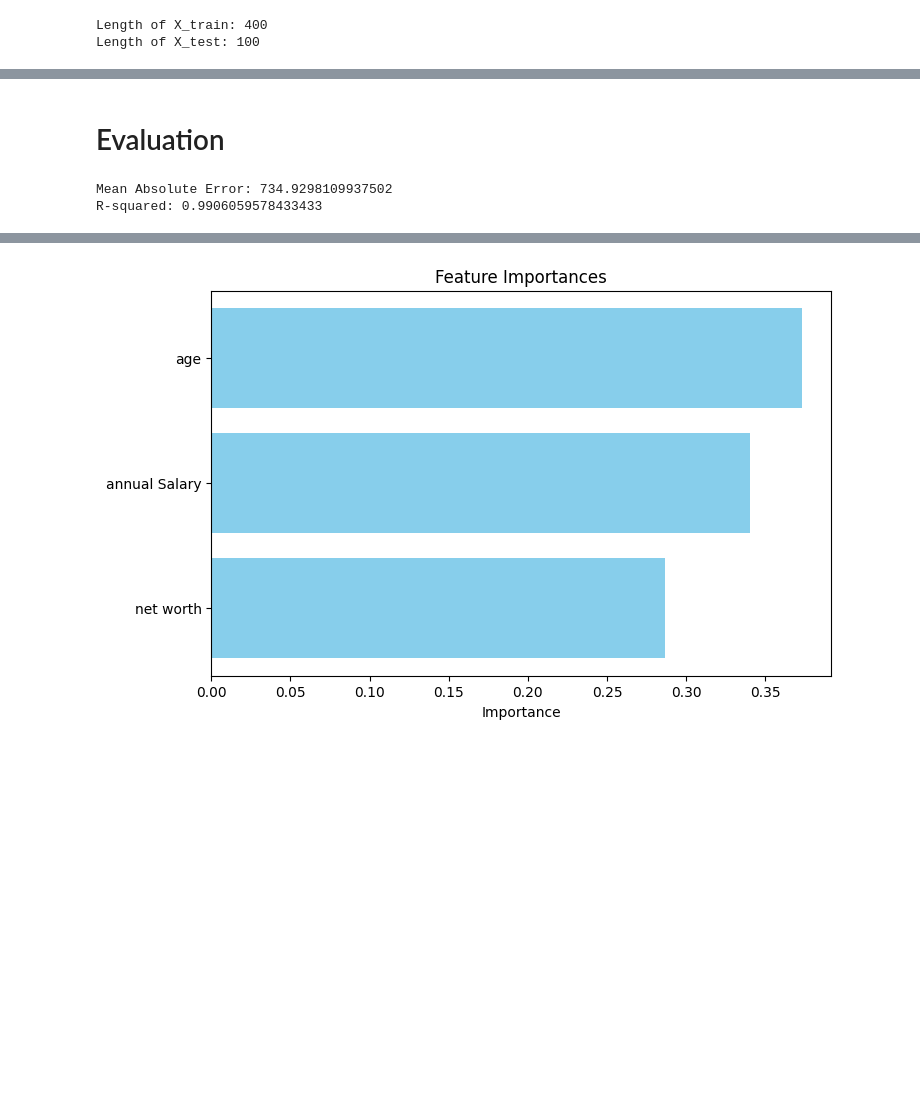
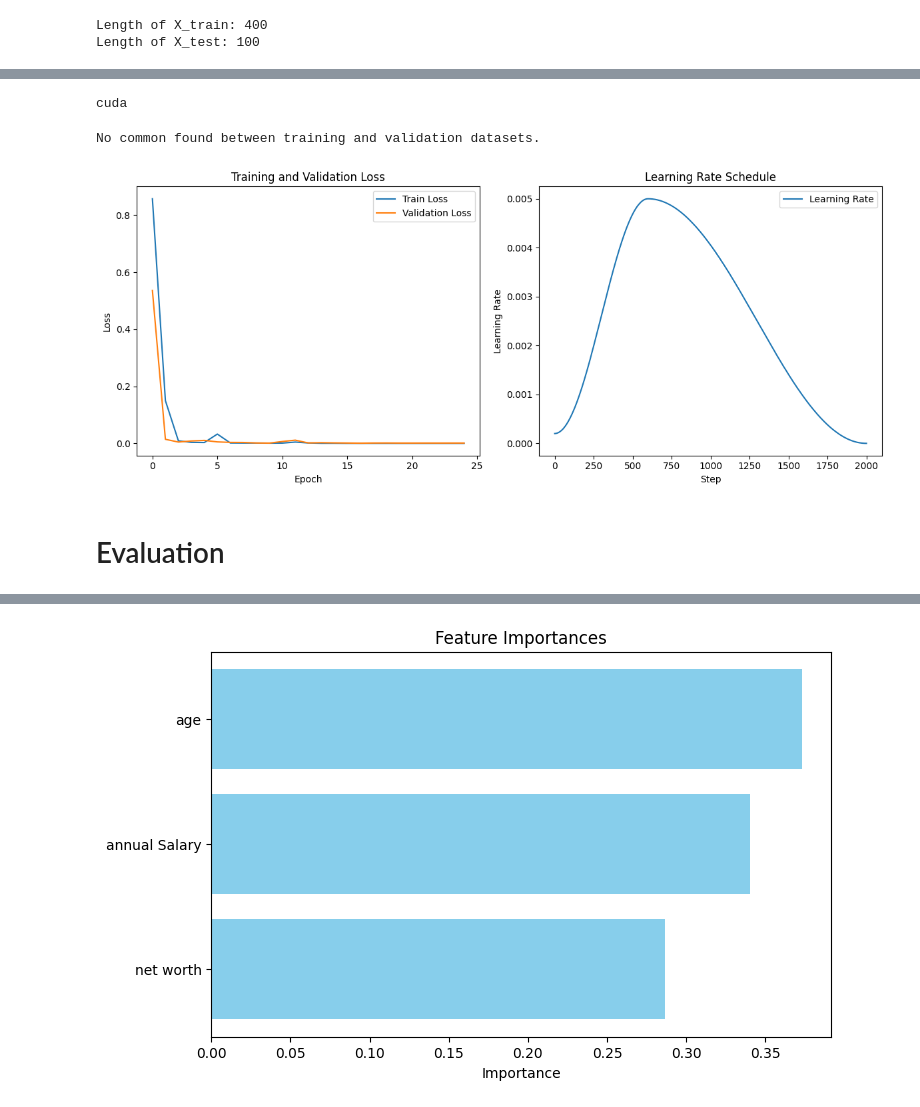
Before and after one commit to NitayGitHub/Sales-Prediction, a Jupyter notebook: Sales Prediction.ipynb, the cells around one changed output, grey strips where cells are left out. Cells and saved outputs as stored; diff of their text form; code cells hidden in the pictures; blank space fills up the shorter version.

```diff
--- a/Sales Prediction.ipynb
+++ b/Sales Prediction.ipynb
@@ -121,0 +143,6 @@ Best parameters found: {'subsample': 0.6, 'n_estimators': 500, 'min_child_weight
+# %%
+device = torch.device("cuda" if torch.cuda.is_available() else "cpu")
+workers = os.cpu_count()
+print(device)
+# %% [output]
+cuda
@@ -121,0 +188,25 @@ Best parameters found: {'subsample': 0.6, 'n_estimators': 500, 'min_child_weight
+# %%
+train_dataset = DNNDataset(X_train, y_train, scale_columns=True)
+validation_dataset = DNNDataset(X_test, y_test, scale_columns=True)
+# %%
+# Define batch size
+batch_size = 5
+
+val_loader = DataLoader(validation_dataset, batch_size=batch_size, num_workers=workers, pin_memory=True)
+# %%
+# Get the image paths from both datasets
+train_inputs = set(train_dataset.inputs)
+val_inputs = set(validation_dataset.inputs)
+
+# Check for any common paths
+common_data = train_inputs.intersection(val_inputs)
+
+# Print out the results
+if common_data:
+    print(f"Found {len(common_data)} common data between training and validation datasets:")
+    for data in common_data:
+        print(data)
+else:
+    print("No common found between training and validation datasets.")
+# %% [output]
+No common found between training and validation datasets.
@@ -122,2 +317,36 @@ Best parameters found: {'subsample': 0.6, 'n_estimators': 500, 'min_child_weight
+# %%
+class SalesDNN(nn.Module):
+    def __init__(self, input_size, output_size=1):
+        super(SalesDNN, self).__init__()
+        self.model = nn.Sequential(
+            nn.Linear(input_size, 128),
+            nn.ReLU(),
+            nn.Linear(128, 64),
+            nn.ReLU(),
+            nn.Linear(64, 32),
+            nn.ReLU(),
+            nn.Linear(32, output_size)
+        )
+
+    def forward(self, x):
+        return self.model(x)
+# %%
+# Define your hyperparameters
+epochs = 25
+learning_rate = 0.005
+weight_decay = 0.0005
+input_size = X.shape[1]
+
+# Define loss
+criterion = nn.MSELoss()
+
+# Load pre-trained model
+dnn_model = SalesDNN(input_size).to(device)
+
+full_opt = optim.AdamW(dnn_model.parameters(), lr=learning_rate/10, weight_decay=weight_decay)
+
+train_and_validate(dnn_model, train_dataset, val_loader, criterion, full_opt, epochs)
+# %% [output]
+[figure, added]
 # %% [markdown]
 # Evaluation
@@ -126,9 +352,0 @@ y_pred = model.predict(X_test)
-# %%
-mae = mean_absolute_error(y_test, y_pred)
-r2 = r2_score(y_test, y_pred)
-
-print(f"Mean Absolute Error: {mae}")
-print(f"R-squared: {r2}")
-# %% [output]
-Mean Absolute Error: 734.9298109937502
-R-squared: 0.9906059578433433
```
Also changed, not shown: parts of 15 cells of this notebook.
